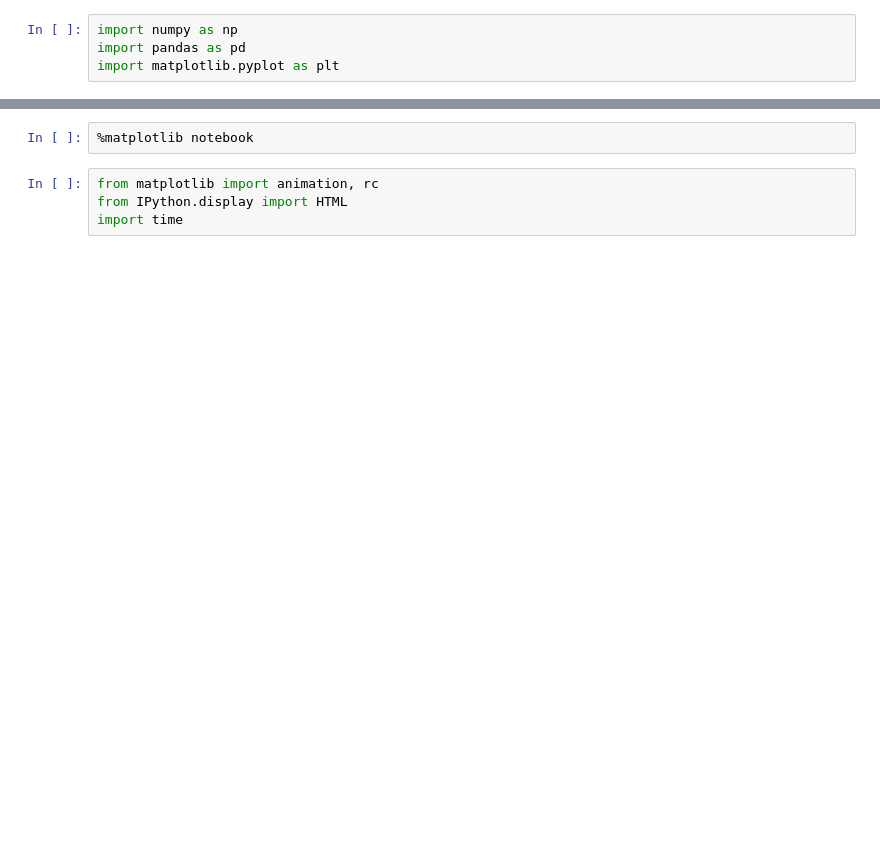
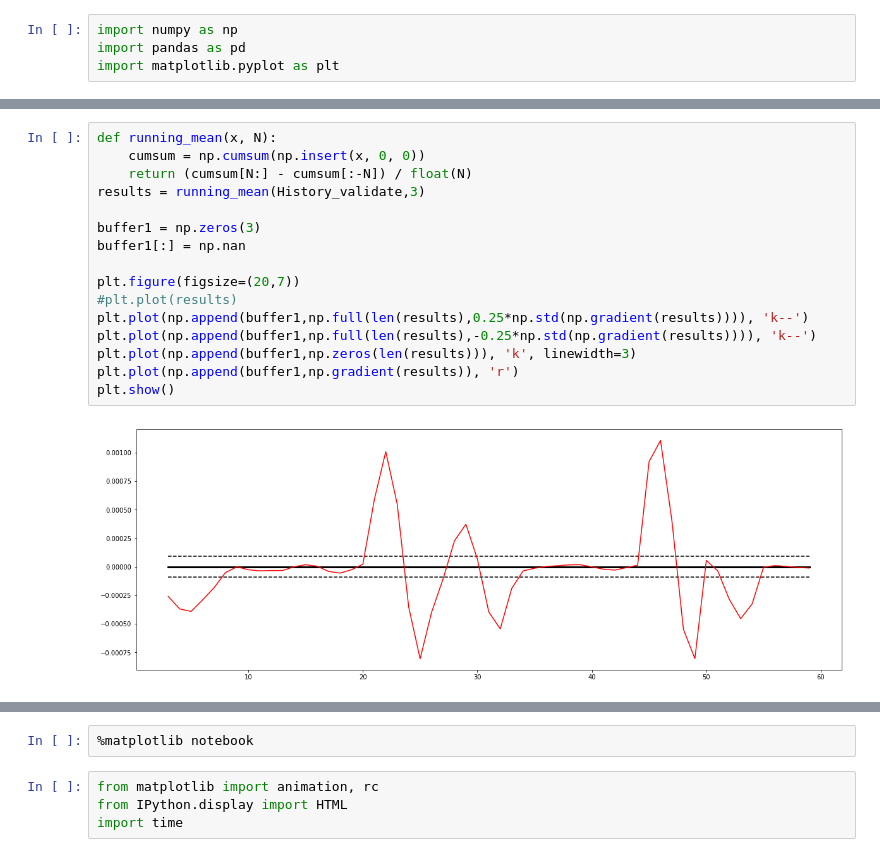
Before and after one commit to Craig5005/ALICE_deep_learning, a Jupyter notebook: ALICE_AE1_plots.ipynb, the cells around one changed output, grey strips where cells are left out. Saved outputs shown, nothing was run; the diff lists cells and outputs as text; blank space fills up the shorter version.

```diff
--- a/ALICE_AE1_plots.ipynb
+++ b/ALICE_AE1_plots.ipynb
@@ -41,0 +52,18 @@ plt.show()
+# %%
+def running_mean(x, N):
+    cumsum = np.cumsum(np.insert(x, 0, 0))
+    return (cumsum[N:] - cumsum[:-N]) / float(N)
+results = running_mean(History_validate,3)
+
+buffer1 = np.zeros(3)
+buffer1[:] = np.nan
+
+plt.figure(figsize=(20,7))
+#plt.plot(results)
+plt.plot(np.append(buffer1,np.full(len(results),0.25*np.std(np.gradient(results)))), 'k--')
+plt.plot(np.append(buffer1,np.full(len(results),-0.25*np.std(np.gradient(results)))), 'k--')
+plt.plot(np.append(buffer1,np.zeros(len(results))), 'k', linewidth=3)
+plt.plot(np.append(buffer1,np.gradient(results)), 'r')
+plt.show()
+# %% [output]
+[figure, added]
```
Also changed, not shown: parts of 16 cells of this notebook, 1 other file.
